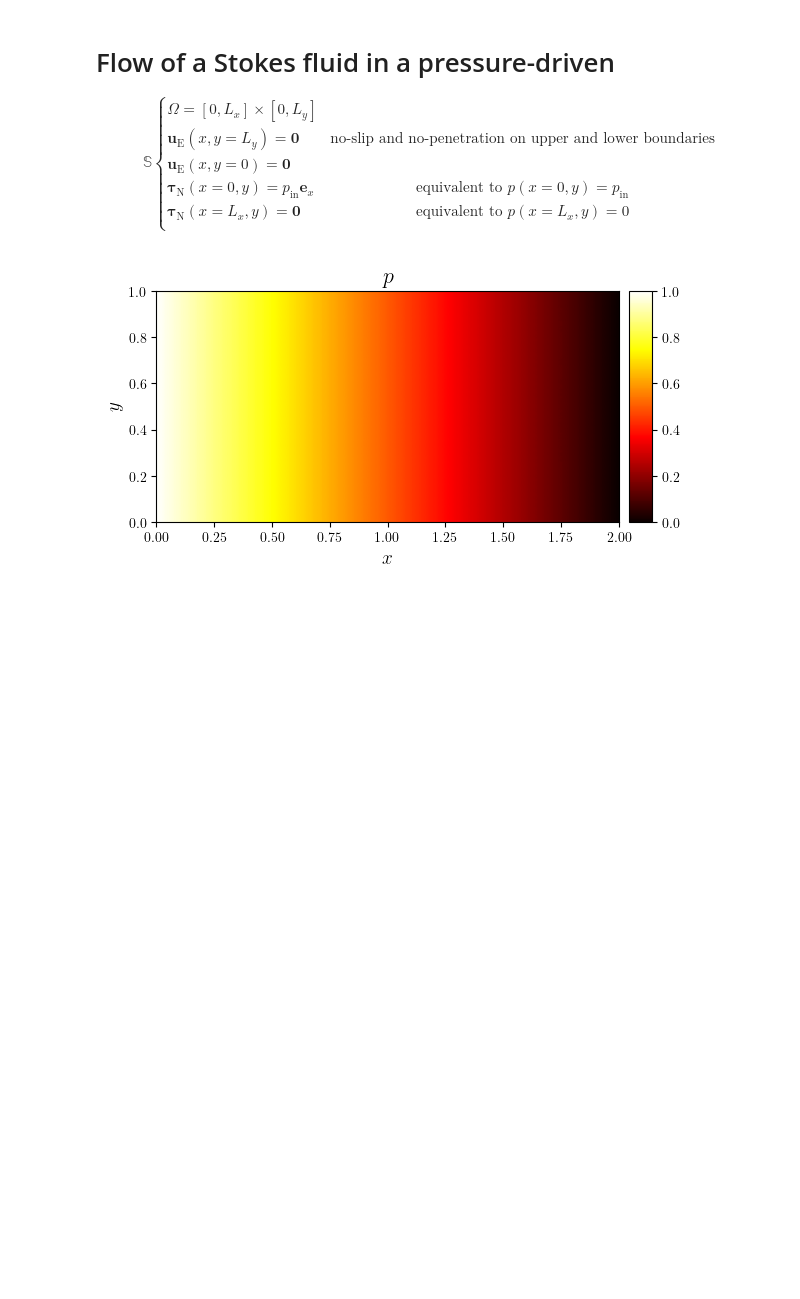
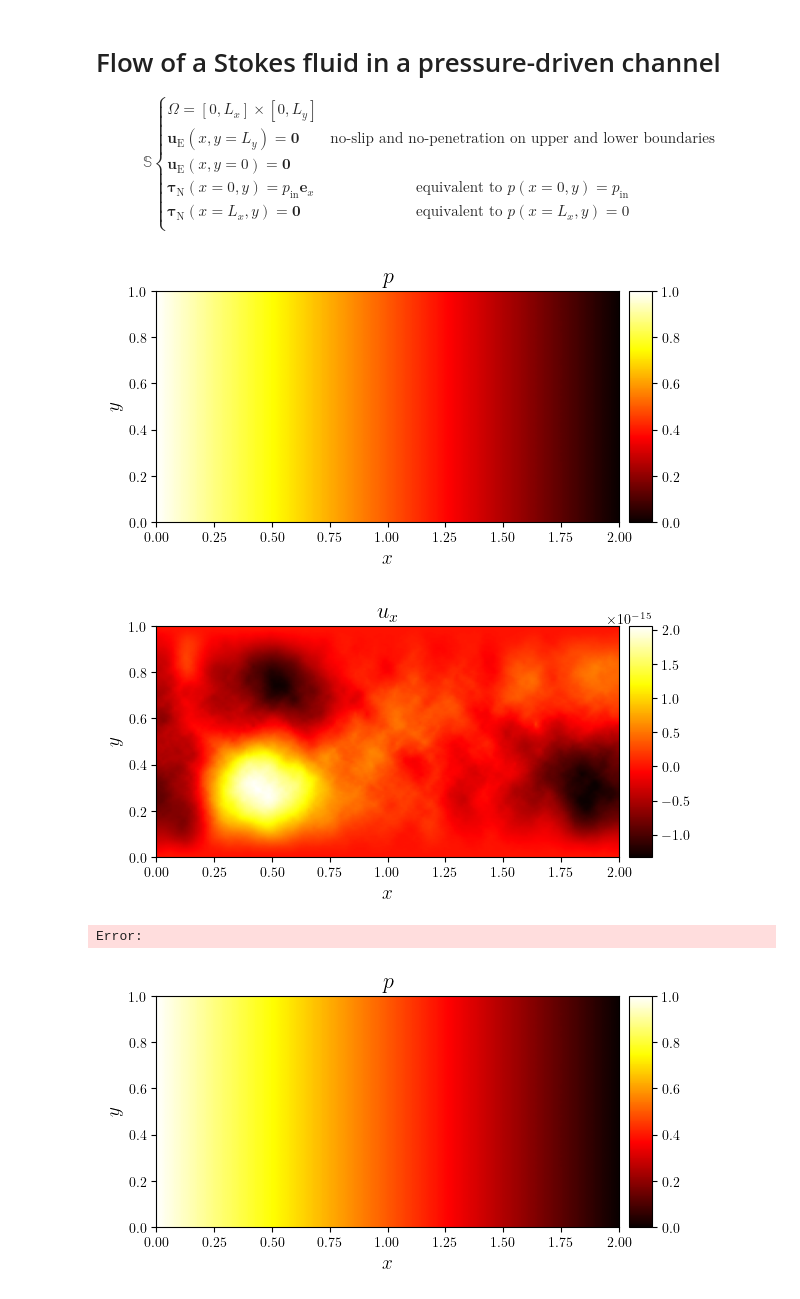
Before and after one commit to george-poole/LUCiFEx, a Jupyter notebook: demo/notebooks/P03_fluids/F02.1_stokes_channel.ipynb, the cells around one changed output. Saved outputs shown, nothing was run; the diff lists cells and outputs as text; code cells hidden in the pictures; blank space fills up the shorter version.

```diff
--- a/demo/notebooks/P03_fluids/F02.1_stokes_channel.ipynb
+++ b/demo/notebooks/P03_fluids/F02.1_stokes_channel.ipynb
@@ -1,5 +1,5 @@
 # %% [markdown]
-# Flow of a Stokes fluid in a pressure-driven
+# Flow of a Stokes fluid in a pressure-driven channel
 
 $$
 \mathbb{S}
@@ -56,6 +56,16 @@ up_solver.solve()
 
 u, p = up.split(('u', 'p'), collapse=True)
 ux, uy = get_component_fem_functions(('P', 1), u, names=('ux', 'uy'))
+# %%
+fig, ax = plot_colormap(p, title=f'${p.name}$')
+# save_figure('p(x,y)')(fig)
+
+fig, ax = plot_colormap(uy, title=f'${u.name}_x$')
+# save_figure('ux(x,y)', thumbnail=True)(fig)
+# %% [output]
+[figure, added]
+[figure, added]
+Error:
 # %%
 fig, ax = plot_colormap(p, title=f'${p.name}$')
 save_figure('p(x,y)')(fig)
```
Also changed, not shown: 13 other files.
